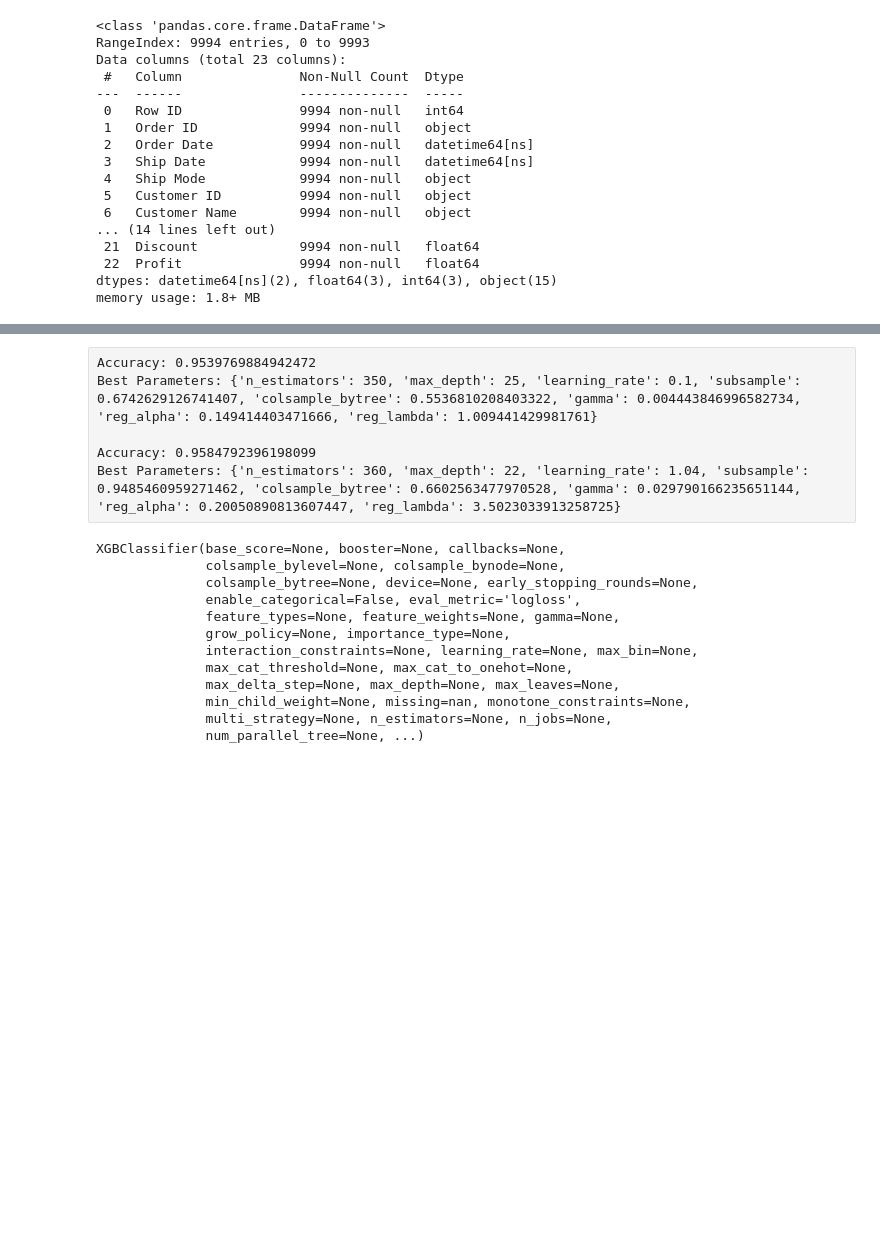
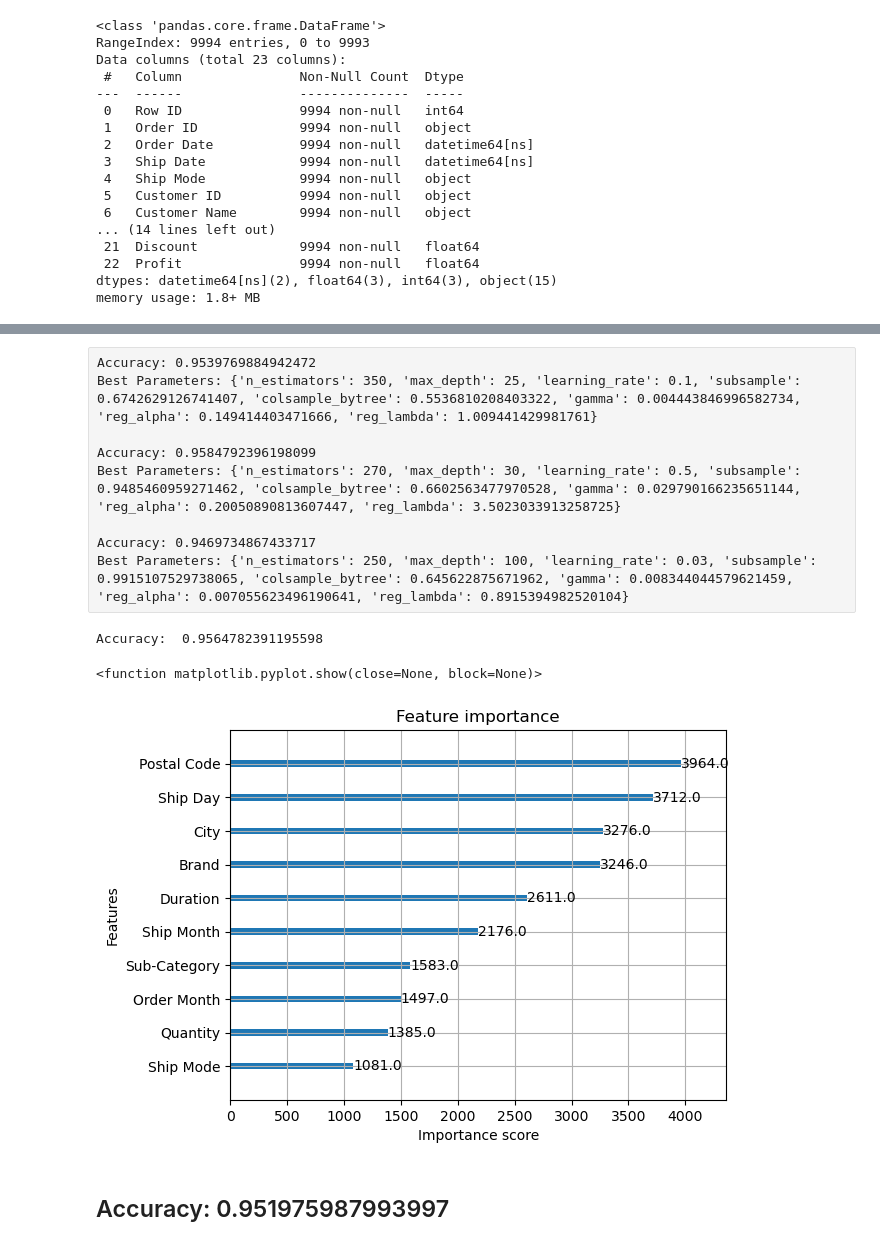
Before and after one commit to Sain-Kai/Return-Prediction-ML, a Jupyter notebook: Return prediction Logic.ipynb, the cells around one changed output, grey strips where cells are left out. Cells and saved outputs as stored; diff of their text form; code cells hidden in the pictures; blank space fills up the shorter version.

```diff
--- a/Return prediction Logic.ipynb
+++ b/Return prediction Logic.ipynb
@@ -159,23 +142,32 @@ Accuracy: 0.9539769884942472
 Best Parameters: {'n_estimators': 350, 'max_depth': 25, 'learning_rate': 0.1, 'subsample': 0.6742629126741407, 'colsample_bytree': 0.5536810208403322, 'gamma': 0.004443846996582734, 'reg_alpha': 0.149414403471666, 'reg_lambda': 1.009441429981761}
 
 Accuracy: 0.9584792396198099
-Best Parameters: {'n_estimators': 360, 'max_depth': 22, 'learning_rate': 1.04, 'subsample': 0.9485460959271462, 'colsample_bytree': 0.6602563477970528, 'gamma': 0.029790166235651144, 'reg_alpha': 0.20050890813607447, 'reg_lambda': 3.5023033913258725}
+Best Parameters: {'n_estimators': 270, 'max_depth': 30, 'learning_rate': 0.5, 'subsample': 0.9485460959271462, 'colsample_bytree': 0.6602563477970528, 'gamma': 0.029790166235651144, 'reg_alpha': 0.20050890813607447, 'reg_lambda': 3.5023033913258725}
+
+Accuracy: 0.9469734867433717
+Best Parameters: {'n_estimators': 250, 'max_depth': 100, 'learning_rate': 0.03, 'subsample': 0.9915107529738065, 'colsample_bytree': 0.645622875671962, 'gamma': 0.008344044579621459, 'reg_alpha': 0.007055623496190641, 'reg_lambda': 0.8915394982520104}
 # %%
-X = target.drop(columns=['Returned','Sub-Category','Discount'])
-y = target['Returned']
-x_train,x_test,y_train,y_test = train_test_split(X,y,test_size=0.2,random_state = 42, stratify=y)
-XGB = XGBClassifier( eval_metric = 'logloss', random_state = 42)
-XGB.fit(x_train,y_train)
+best_case = {
+    'n_estimators': 350,
+    'max_depth': 25,
+    'learning_rate': 0.1,
+    'eval_metric':'error',
+    'random_state':42,
+    'booster':'gbtree',
+
+            }
+XGB_final = XGBClassifier(**best_case)
+XGB_final.fit(x_train,y_train,
+       eval_set =[(x_test,y_test)],
+       verbose = False)
+y_pred = XGB_final.predict(x_test)
+acc = accuracy_score(y_test,y_pred)
+print("Accuracy: ",acc)
+plot_importance(XGB_final,max_num_features=10,importance_type='weight')
+plt.show
 # %% [output]
-XGBClassifier(base_score=None, booster=None, callbacks=None,
-              colsample_bylevel=None, colsample_bynode=None,
-              colsample_bytree=None, device=None, early_stopping_rounds=None,
-              enable_categorical=False, eval_metric='logloss',
-              feature_types=None, feature_weights=None, gamma=None,
-              grow_policy=None, importance_type=None,
-              interaction_constraints=None, learning_rate=None, max_bin=None,
-              max_cat_threshold=None, max_cat_to_onehot=None,
-              max_delta_step=None, max_depth=None, max_leaves=None,
-              min_child_weight=None, missing=nan, monotone_constraints=None,
-              multi_strategy=None, n_estimators=None, n_jobs=None,
-              num_parallel_tree=None, ...)
+Accuracy:  0.9564782391195598
+<function matplotlib.pyplot.show(close=None, block=None)>
+[figure, added]
+# %% [markdown]
+## Accuracy:  0.951975987993997
```
Also changed, not shown: parts of 8 cells of this notebook.
